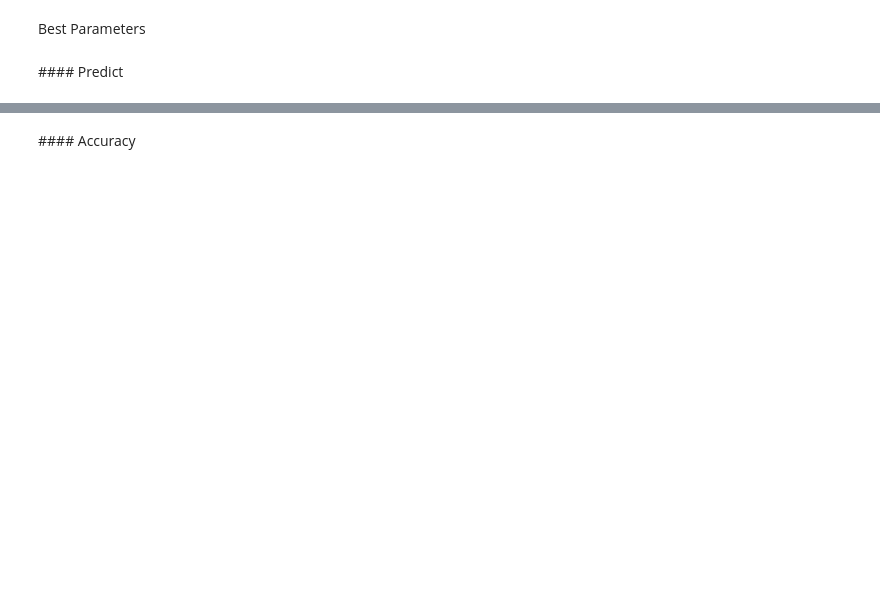
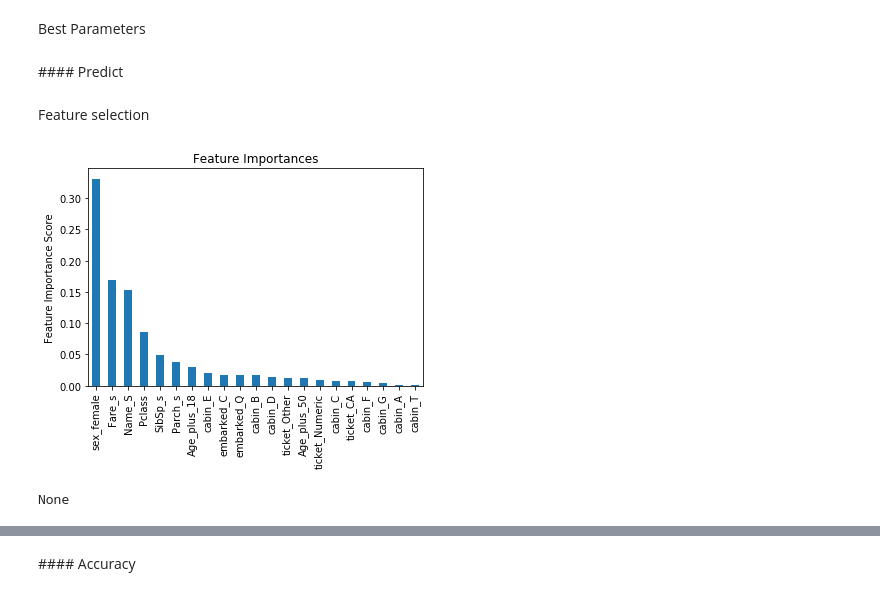
Before and after one commit to Jorge2alvarez/project-kaggle-titanic, a Jupyter notebook: titanic/5. Model Creation/5.3 Model Creation.ipynb, the cells around one changed output, grey strips where cells are left out. Drawn from its saved outputs; the diff is of its cells as text; code cells hidden in the pictures; blank space fills up the shorter version.

Commit message:
Dani: cambios finales

```diff
--- a/titanic/5. Model Creation/5.3 Model Creation.ipynb
+++ b/titanic/5. Model Creation/5.3 Model Creation.ipynb
@@ -62,0 +134,3 @@ CV_rfc.best_params_
+# %%
+best = CV_rfc.best_params_
+best
@@ -63,6 +142,6 @@ CV_rfc.best_params_
 # %% [markdown]
 Best Parameters
 # %%
-rfc_best=RandomForestClassifier(random_state=10, max_features='auto', n_estimators= 200, max_depth=8, criterion='gini')
+rfc_best=RandomForestClassifier(random_state=10, max_features=best['max_features'], n_estimators= best['n_estimators'], max_depth=best['max_depth'], criterion=best['criterion'])
 # %% [markdown]
 #### Predict
@@ -70,0 +148,24 @@ pred=rfc_best.predict(X_test)
+# %%
+rfc_best.fit(X_train, y_train)
+
+# Test prediction
+pred=rfc_best.predict(X_test)
+# %% [markdown]
+Feature selection
+# %%
+def plot_feat_imp(model, number,predictors):
+   feat_imp = pd.Series(model.feature_importances_).sort_values(ascending=False)
+   feat_imp = feat_imp[0:number]
+   name = []
+   for i in feat_imp.index.tolist():
+       name.append(predictors[i])
+   feat_imp.plot(kind='bar', title='Feature Importances')
+   plt.xticks(range(0, len(feat_imp)),name, rotation='vertical')
+   plt.ylabel('Feature Importance Score')
+   plt.savefig('Feat_imp_Dani')
+   display(plt.show())
+# %%
+plot_feat_imp(rfc_best, 50, df53.columns)
+# %% [output]
+[figure, added]
+None
```
Also changed, not shown: parts of 22 cells of this notebook, 3 other files.
